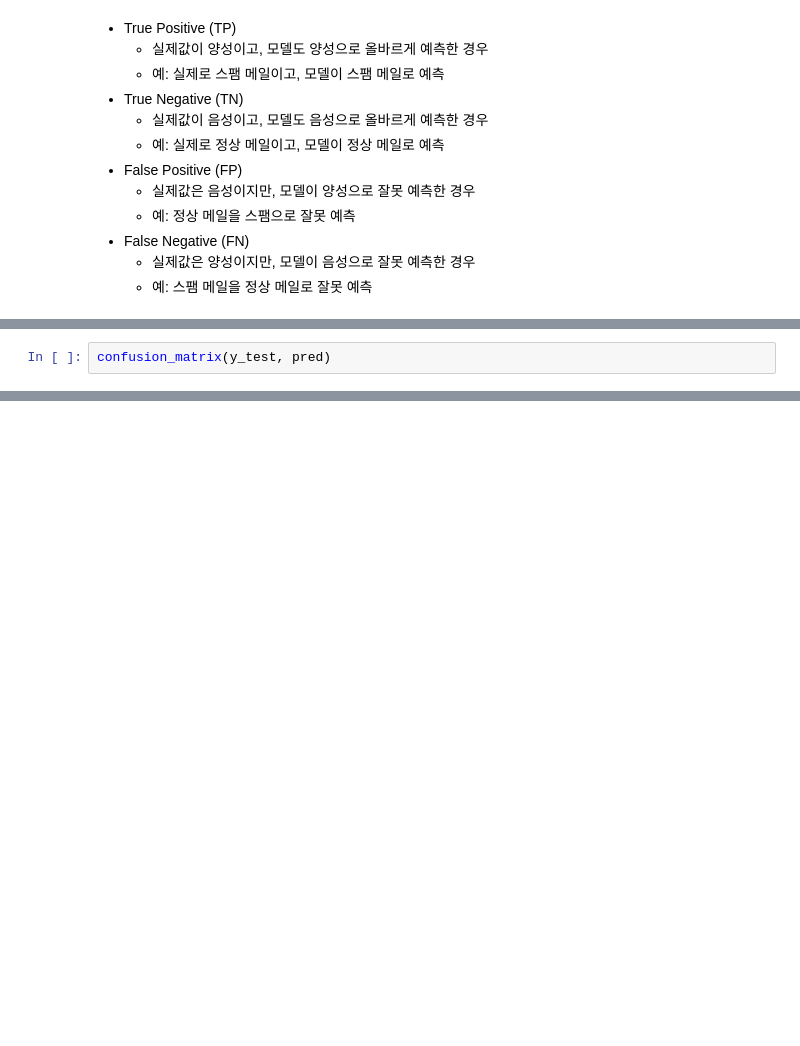
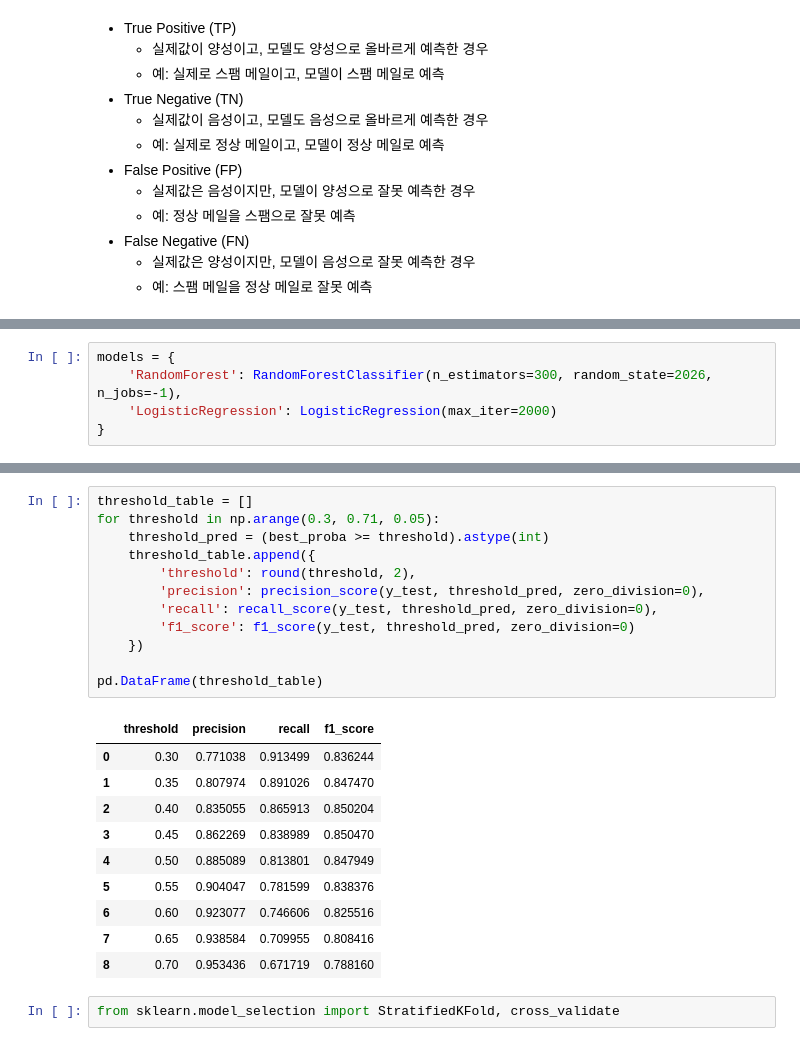
Before and after one commit to Shim-HyoungJoon/KDT, a Jupyter notebook: 10_MLDL/5_호텔 예약 수요 데이터셋.ipynb, the cells around one changed output, grey strips where cells are left out. Drawn from its saved outputs; the diff is of its cells as text; blank space fills up the shorter version.

```diff
--- a/10_MLDL/5_호텔 예약 수요 데이터셋.ipynb
+++ b/10_MLDL/5_호텔 예약 수요 데이터셋.ipynb
@@ -423,2 +426,5 @@ FP와 FN은 모델이 잘못 예측한 경우를 나타냅니다.
 # %%
-confusion_matrix(y_test, pred)
+models = {
+    'RandomForest': RandomForestClassifier(n_estimators=300, random_state=2026, n_jobs=-1),
+    'LogisticRegression': LogisticRegression(max_iter=2000)
+}
@@ -424,0 +550,25 @@ confusion_matrix(y_test, pred)
+# %%
+threshold_table = []
+for threshold in np.arange(0.3, 0.71, 0.05):
+    threshold_pred = (best_proba >= threshold).astype(int)
+    threshold_table.append({
+        'threshold': round(threshold, 2),
+        'precision': precision_score(y_test, threshold_pred, zero_division=0),
+        'recall': recall_score(y_test, threshold_pred, zero_division=0),
+        'f1_score': f1_score(y_test, threshold_pred, zero_division=0)
+    })
+
+pd.DataFrame(threshold_table)
+# %% [output]
+|  | threshold | precision | recall | f1_score |
+| 0 | 0.30 | 0.771038 | 0.913499 | 0.836244 |
+| 1 | 0.35 | 0.807974 | 0.891026 | 0.847470 |
+| 2 | 0.40 | 0.835055 | 0.865913 | 0.850204 |
+| 3 | 0.45 | 0.862269 | 0.838989 | 0.850470 |
+| 4 | 0.50 | 0.885089 | 0.813801 | 0.847949 |
+| 5 | 0.55 | 0.904047 | 0.781599 | 0.838376 |
+| 6 | 0.60 | 0.923077 | 0.746606 | 0.825516 |
+| 7 | 0.65 | 0.938584 | 0.709955 | 0.808416 |
+| 8 | 0.70 | 0.953436 | 0.671719 | 0.788160 |
+# %%
+from sklearn.model_selection import StratifiedKFold, cross_validate
```
Also changed, not shown: parts of 11 cells of this notebook, 3 other files.
